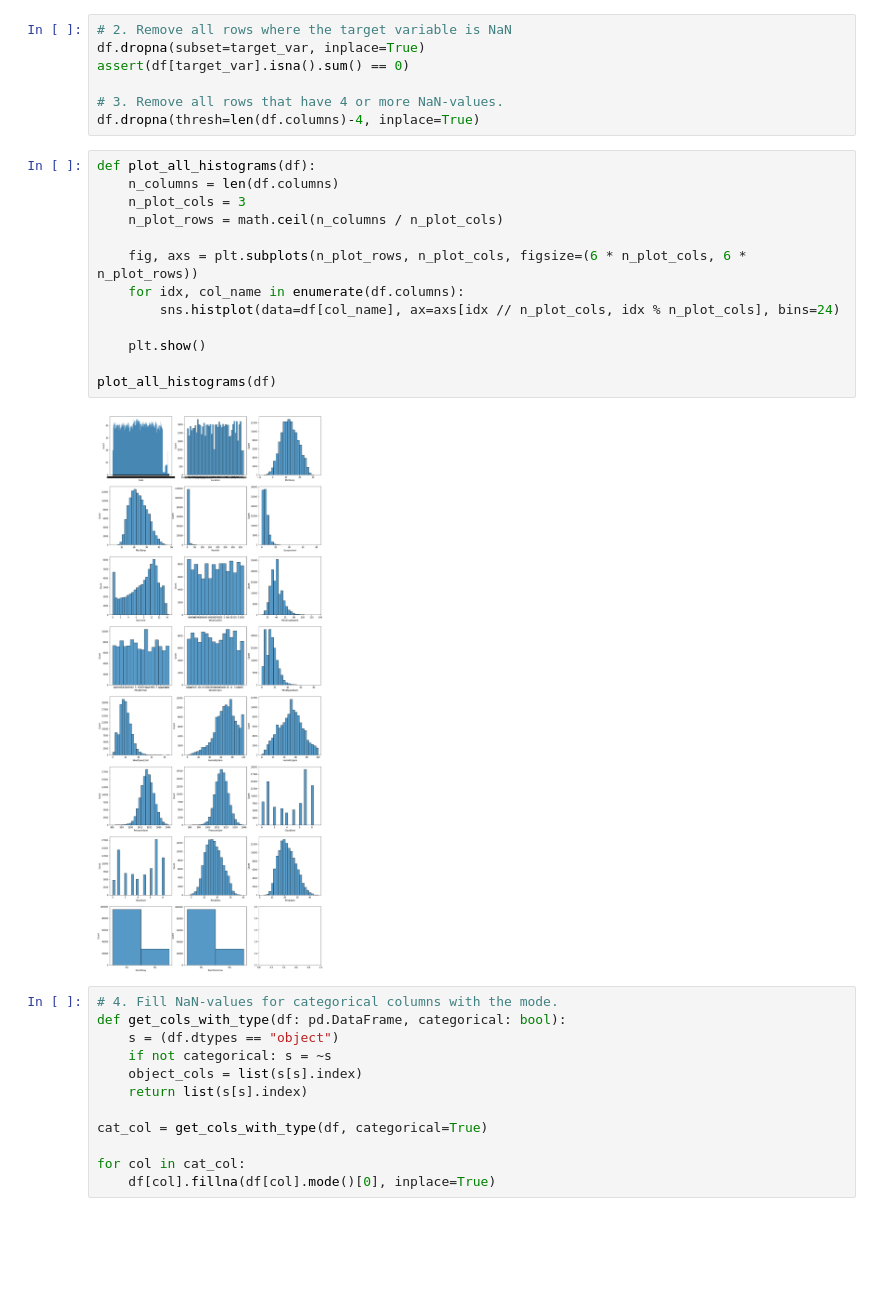
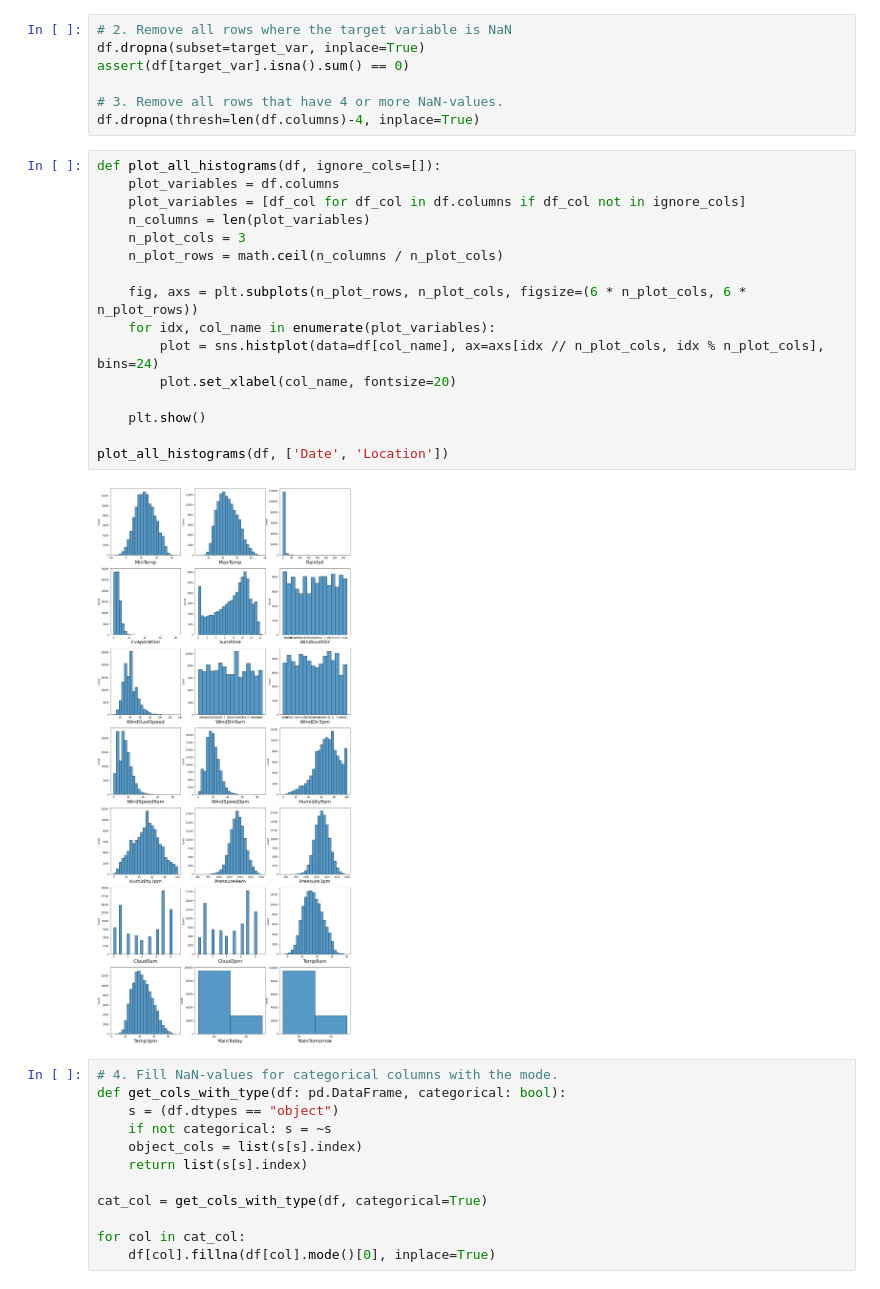
Before and after one commit to Lekolas01/g3-rain_in_australia, a Jupyter notebook: preprocessing.ipynb, the cells around one changed output. Saved outputs shown, nothing was run; the diff lists cells and outputs as text; blank space fills up the shorter version.

Commit message:
add one more graph during preprocessing, and retrain models with new cleaned file

```diff
--- a/preprocessing.ipynb
+++ b/preprocessing.ipynb
@@ -161,20 +161,23 @@ assert(df[target_var].isna().sum() == 0)
 # 3. Remove all rows that have 4 or more NaN-values.
 df.dropna(thresh=len(df.columns)-4, inplace=True)
 # %%
-def plot_all_histograms(df):
-    n_columns = len(df.columns)
+def plot_all_histograms(df, ignore_cols=[]):
+    plot_variables = df.columns
+    plot_variables = [df_col for df_col in df.columns if df_col not in ignore_cols]
+    n_columns = len(plot_variables)
     n_plot_cols = 3
     n_plot_rows = math.ceil(n_columns / n_plot_cols)
 
     fig, axs = plt.subplots(n_plot_rows, n_plot_cols, figsize=(6 * n_plot_cols, 6 * n_plot_rows))
-    for idx, col_name in enumerate(df.columns):
-        sns.histplot(data=df[col_name], ax=axs[idx // n_plot_cols, idx % n_plot_cols], bins=24)
+    for idx, col_name in enumerate(plot_variables):
+        plot = sns.histplot(data=df[col_name], ax=axs[idx // n_plot_cols, idx % n_plot_cols], bins=24)
+        plot.set_xlabel(col_name, fontsize=20)
 
     plt.show()
 
-plot_all_histograms(df)
+plot_all_histograms(df, ['Date', 'Location'])
 # %% [output]
-[figure, old version]
+[figure, new version]
 # %%
 # 4. Fill NaN-values for categorical columns with the mode.
 def get_cols_with_type(df: pd.DataFrame, categorical: bool):
```
Also changed, not shown: parts of 1 cell of this notebook, 1 other file.
